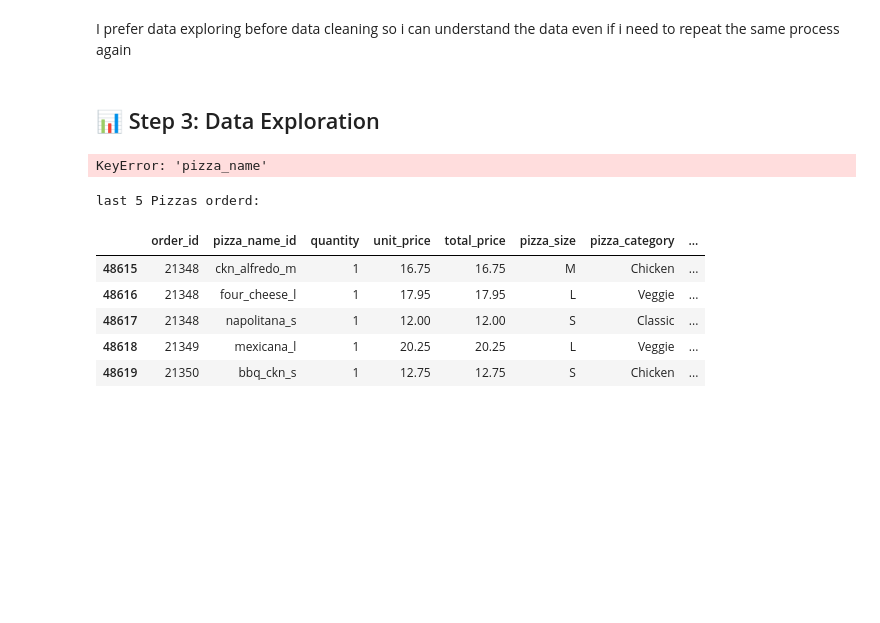
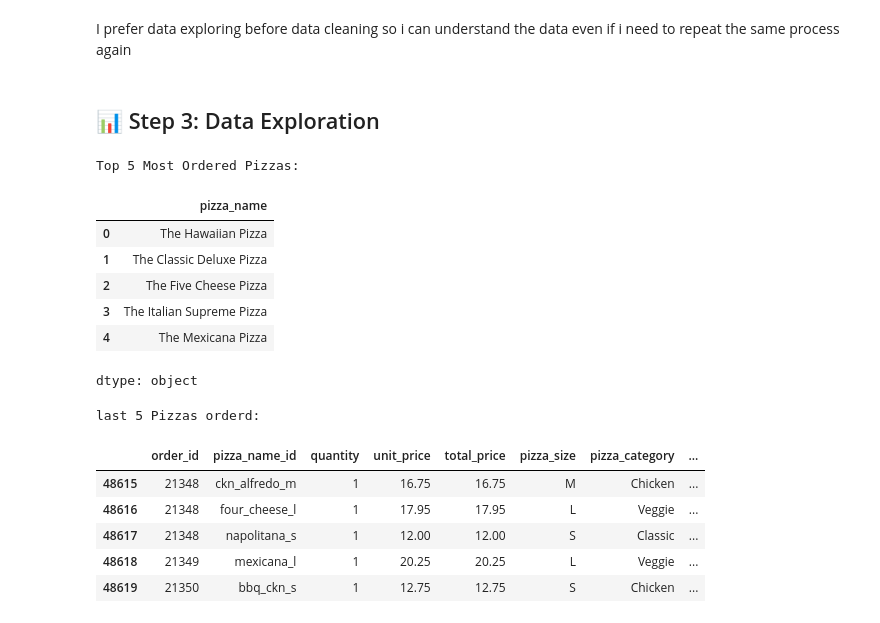
Before and after one commit to Aboudzito/ML-LR-KNN-Random-Forest-DL, a Jupyter notebook: "Easy_pizza"_Final_project_level_2.ipynb, the cells around one changed output. Saved outputs shown, nothing was run; the diff lists cells and outputs as text; code cells hidden in the pictures; blank space fills up the shorter version.

```diff
--- a/"Easy_pizza"_Final_project_level_2.ipynb
+++ b/"Easy_pizza"_Final_project_level_2.ipynb
@@ -79,9 +60,16 @@ I prefer data exploring before data cleaning so i can understand the data even i
 ## 📊 Step 3: Data Exploration
 # %%
 print("Top 5 Most Ordered Pizzas:")
-display(pizza_name_counts.head())
+display(df.pizza_name.head())
 # %% [output]
-KeyError: 'pizza_name'
+Top 5 Most Ordered Pizzas:
+|  | pizza_name |
+| 0 | The Hawaiian Pizza |
+| 1 | The Classic Deluxe Pizza |
+| 2 | The Five Cheese Pizza |
+| 3 | The Italian Supreme Pizza |
+| 4 | The Mexicana Pizza |
+dtype: object
 # %%
 print("last 5 Pizzas orderd:")
 display(df.tail())
```
Also changed, not shown: parts of 18 cells of this notebook.
